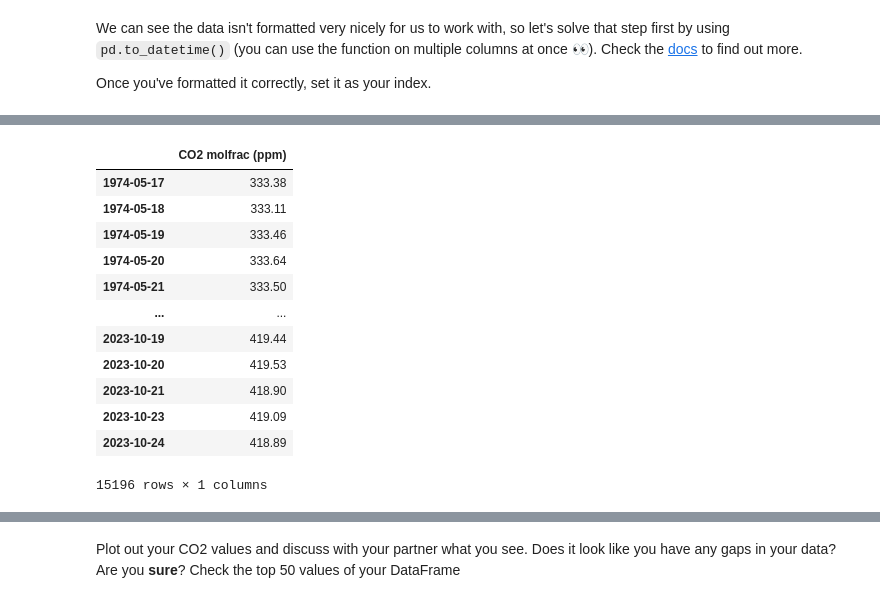
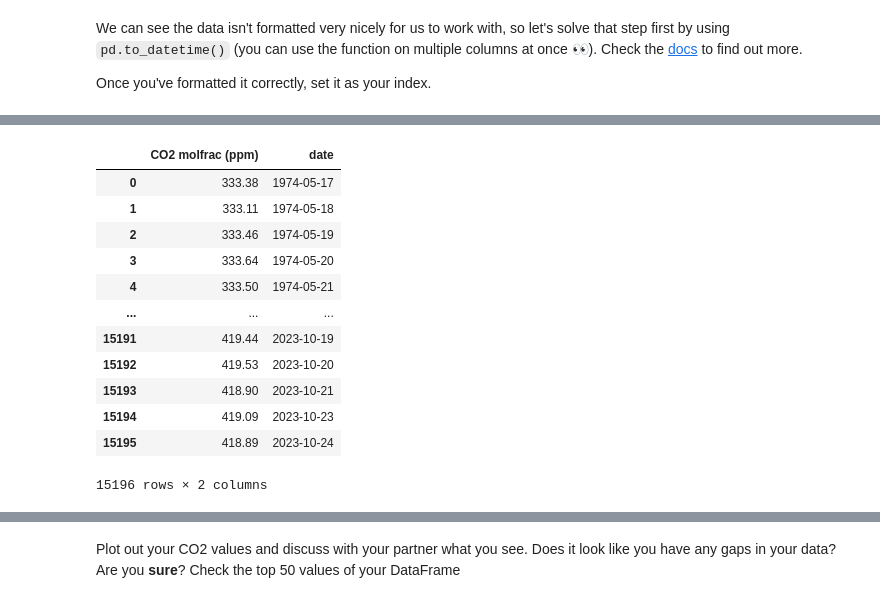
Before and after one commit to ParissaPeimaniyfard/data-arima-101, a Jupyter notebook: arima_seasonal_intro.ipynb, the cells around one changed output, grey strips where cells are left out. Saved outputs shown, nothing was run; the diff lists cells and outputs as text; code cells hidden in the pictures.

```diff
--- a/arima_seasonal_intro.ipynb
+++ b/arima_seasonal_intro.ipynb
@@ -93,17 +72,17 @@ df_mod.set_index(0, inplace=True)
-# %%
-df_mod= df_mod.rename_axis(None)
-df_mod
-# %% [output]
-|  | CO2 molfrac (ppm) |
-| 1974-05-17 | 333.38 |
-| 1974-05-18 | 333.11 |
-| 1974-05-19 | 333.46 |
-| 1974-05-20 | 333.64 |
-| 1974-05-21 | 333.50 |
-| ... | ... |
-| 2023-10-19 | 419.44 |
-| 2023-10-20 | 419.53 |
-| 2023-10-21 | 418.90 |
-| 2023-10-23 | 419.09 |
-| 2023-10-24 | 418.89 |
-15196 rows × 1 columns
+# %%
+df.drop(['year' ,'month', 'day'], inplace=True, axis=1)
+df
+# %% [output]
+|  | CO2 molfrac (ppm) | date |
+| 0 | 333.38 | 1974-05-17 |
+| 1 | 333.11 | 1974-05-18 |
+| 2 | 333.46 | 1974-05-19 |
+| 3 | 333.64 | 1974-05-20 |
+| 4 | 333.50 | 1974-05-21 |
+| ... | ... | ... |
+| 15191 | 419.44 | 2023-10-19 |
+| 15192 | 419.53 | 2023-10-20 |
+| 15193 | 418.90 | 2023-10-21 |
+| 15194 | 419.09 | 2023-10-23 |
+| 15195 | 418.89 | 2023-10-24 |
+15196 rows × 2 columns
```
Also changed, not shown: parts of 24 cells of this notebook, 1 other file.
